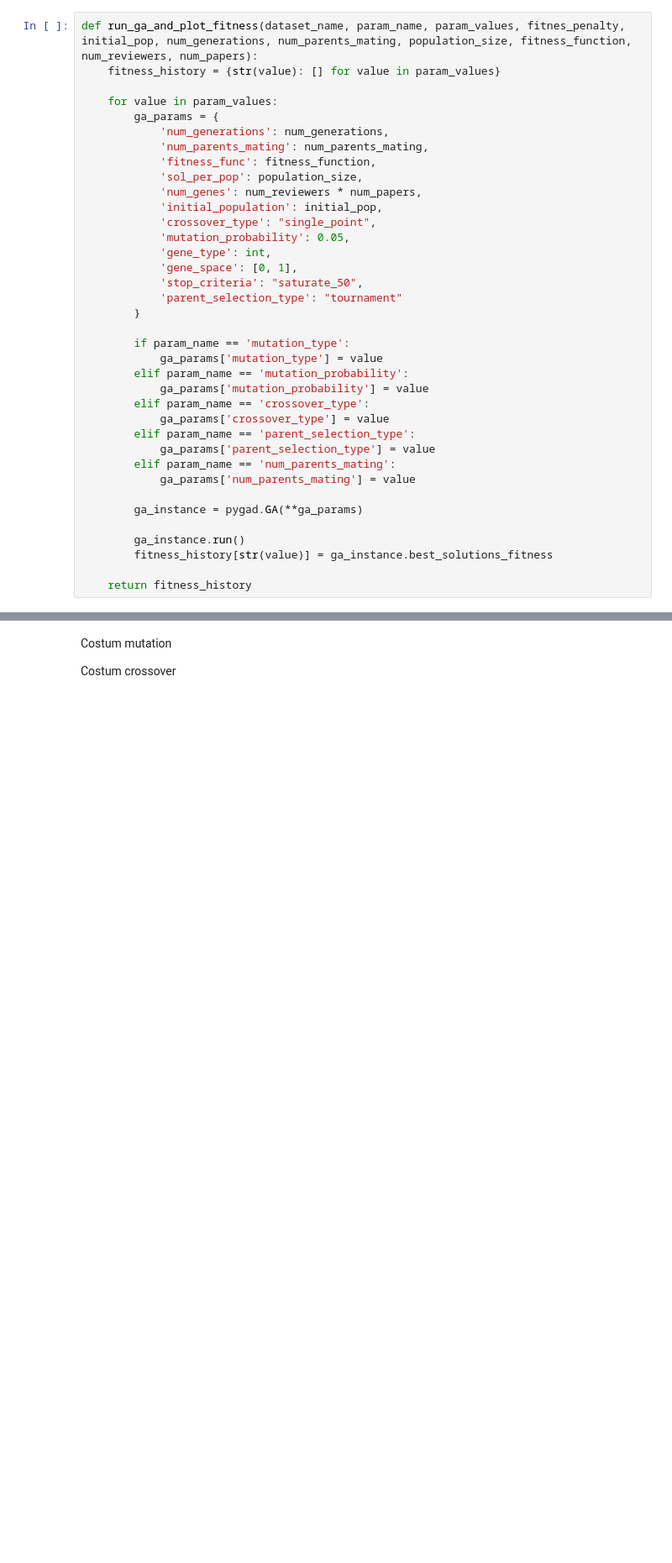
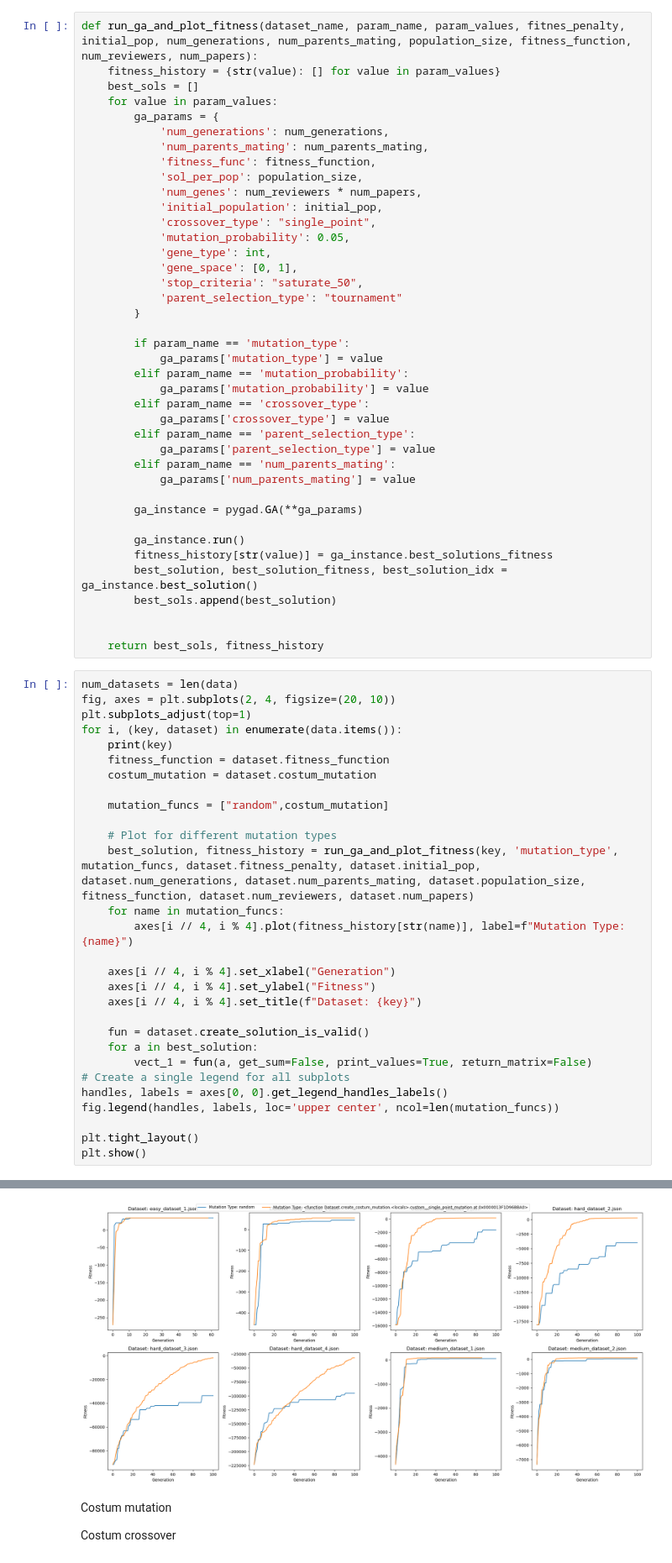
Before and after one commit to ekoface/IS_seminar, a Jupyter notebook: naloga2.ipynb, the cells around one changed output, grey strips where cells are left out. Shown at 84% size. Drawn from its saved outputs; the diff is of its cells as text; blank space fills up the shorter version.

```diff
--- a/naloga2.ipynb
+++ b/naloga2.ipynb
@@ -241,7 +218,7 @@ population (50, 96)
 # %%
 def run_ga_and_plot_fitness(dataset_name, param_name, param_values, fitnes_penalty, initial_pop, num_generations, num_parents_mating, population_size, fitness_function, num_reviewers, num_papers):
     fitness_history = {str(value): [] for value in param_values}
-
+    best_sols = []
     for value in param_values:
         ga_params = {
             'num_generations': num_generations,
@@ -273,5 +250,38 @@ def run_ga_and_plot_fitness(dataset_name, param_name, param_values, fitnes_penal
 
         ga_instance.run()
         fitness_history[str(value)] = ga_instance.best_solutions_fitness
+        best_solution, best_solution_fitness, best_solution_idx = ga_instance.best_solution()
+        best_sols.append(best_solution)
 
-    return fitness_history
+
+    return best_sols, fitness_history
+# %%
+num_datasets = len(data)
+fig, axes = plt.subplots(2, 4, figsize=(20, 10))
+plt.subplots_adjust(top=1)
+for i, (key, dataset) in enumerate(data.items()):
+    print(key)
+    fitness_function = dataset.fitness_function
+    costum_mutation = dataset.costum_mutation
+
+    mutation_funcs = ["random",costum_mutation]
+
+    # Plot for different mutation types
+    best_solution, fitness_history = run_ga_and_plot_fitness(key, 'mutation_type', mutation_funcs, dataset.fitness_penalty, dataset.initial_pop, dataset.num_generations, dataset.num_parents_mating, dataset.population_size, fitness_function, dataset.num_reviewers, dataset.num_papers)
+    for name in mutation_funcs:
+        axes[i // 4, i % 4].plot(fitness_history[str(name)], label=f"Mutation Type: {name}")
+
+    axes[i // 4, i % 4].set_xlabel("Generation")
+    axes[i // 4, i % 4].set_ylabel("Fitness")
+    axes[i // 4, i % 4].set_title(f"Dataset: {key}")
+
+    fun = dataset.create_solution_is_valid()
+    for a in best_solution:
+        vect_1 = fun(a, get_sum=False, print_values=True, return_matrix=False)
+# Create a single legend for all subplots
+handles, labels = axes[0, 0].get_legend_handles_labels()
+fig.legend(handles, labels, loc='upper center', ncol=len(mutation_funcs))
+
+plt.tight_layout()
+plt.show()
+# %% [output]
@@ -278,3 +305,4 @@ def run_ga_and_plot_fitness(dataset_name, param_name, param_values, fitnes_penal
+[figure, added]
 # %% [markdown]
 Costum mutation
 
```
Also changed, not shown: parts of 5 cells of this notebook, 1 other file.
